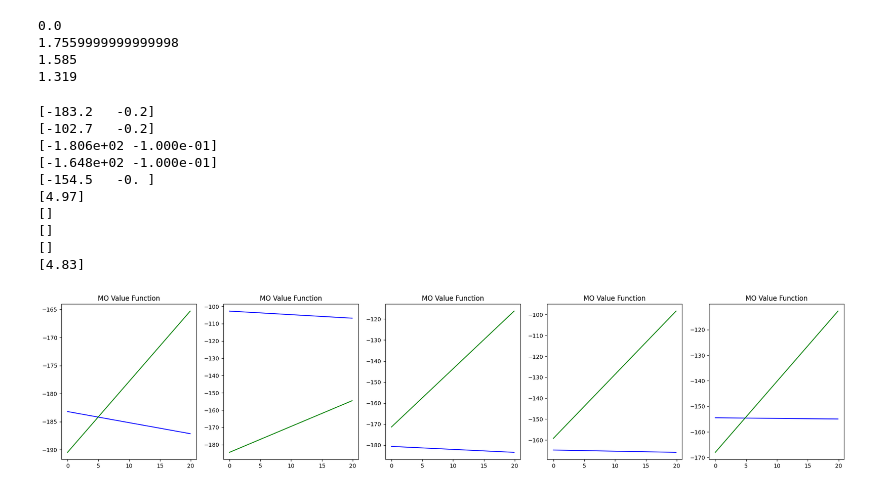
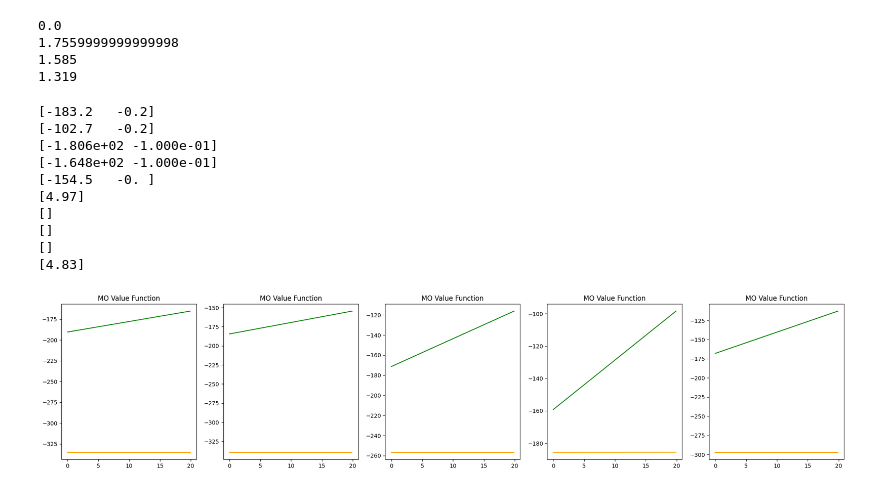
Before and after one commit to maymac00/MAEGG_IPPO, a Jupyter notebook: wes.ipynb, the cells around one changed output. Drawn from its saved outputs; the diff is of its cells as text; code cells hidden in the pictures.

```diff
--- a/wes.ipynb
+++ b/wes.ipynb
@@ -1,7 +1,7 @@
 # %%
 import pandas as pd
 import numpy as np
-path = "ECAI"
+path = "beegfs/ECAI"
 
 def get_intersection(v01, ve1, v02, ve2, max_weight=10):
     # handle division by zero masking out the positions where the denominator is zero
@@ -161,7 +161,7 @@ import matplotlib.pyplot as plt
 import  matplotlib
 # matplotlib.use("Qt5Agg")
 ref = pd.read_csv(path + folder(1, 1, 20)*2  + "/mo_rewards.csv").to_numpy().reshape(-1, 500, 5, 2).mean(axis=1)[0]
-
+middle = pd.read_csv(path + folder(1, 1, 10)*2  + "/mo_rewards.csv").to_numpy().reshape(-1, 500, 5, 2).mean(axis=1)[0]
 unet = pd.read_csv(path + folder(0, 1, 0)*2  + "/mo_rewards.csv").to_numpy().reshape(-1, 500, 5, 2).mean(axis=1)[0]
 
 #ref = np.array([[-2.91336e+02, -5.10000e-02], [-254.629, 0.447], [-100.569, 19.0925], [-217.956, 0.], [-110.72, 17.7443]])
@@ -169,32 +169,34 @@ unet = pd.read_csv(path + folder(0, 1, 0)*2  + "/mo_rewards.csv").to_numpy().res
 fig, axs = plt.subplots(1, 5, figsize=(25, 5))
 step = 0.1
 # for ag in mo_value_w10:
 max_weight = 20
 # Subplot for each agent
 x = np.arange(0, max_weight, step)
 w = np.array([np.ones(int(max_weight/step)), np.arange(0, max_weight, step)])
 for i, ag in enumerate(range(5)):
     axs[i].set_title("MO Value Function")
     print(np.round(unet[ag], 1))
-    axs[i].plot(x, np.dot(unet[ag], w), c="blue")
+    #axs[i].plot(x, np.dot(unet[ag], w), c="blue")
     axs[i].plot(x, np.dot(ref[ag], w), c="green")
+    if middle is not None:
+        axs[i].plot(x, np.dot(middle[ag], w), c="orange")
 
 wes = []
 for ag in range(5):
     # Print intersecctions
     inter = get_intersection(unet[ag, 0], unet[ag, 1], ref[ag, 0], ref[ag, 1], max_weight=max_weight)
     print(inter)
     wes.append(inter)
 plt.show()
 # %% [output]
 [-183.2   -0.2]
 [-102.7   -0.2]
 [-1.806e+02 -1.000e-01]
 [-1.648e+02 -1.000e-01]
 [-154.5   -0. ]
 [4.97]
 []
 []
 []
 [4.83]
-[figure, old version]
+[figure, new version]
```
